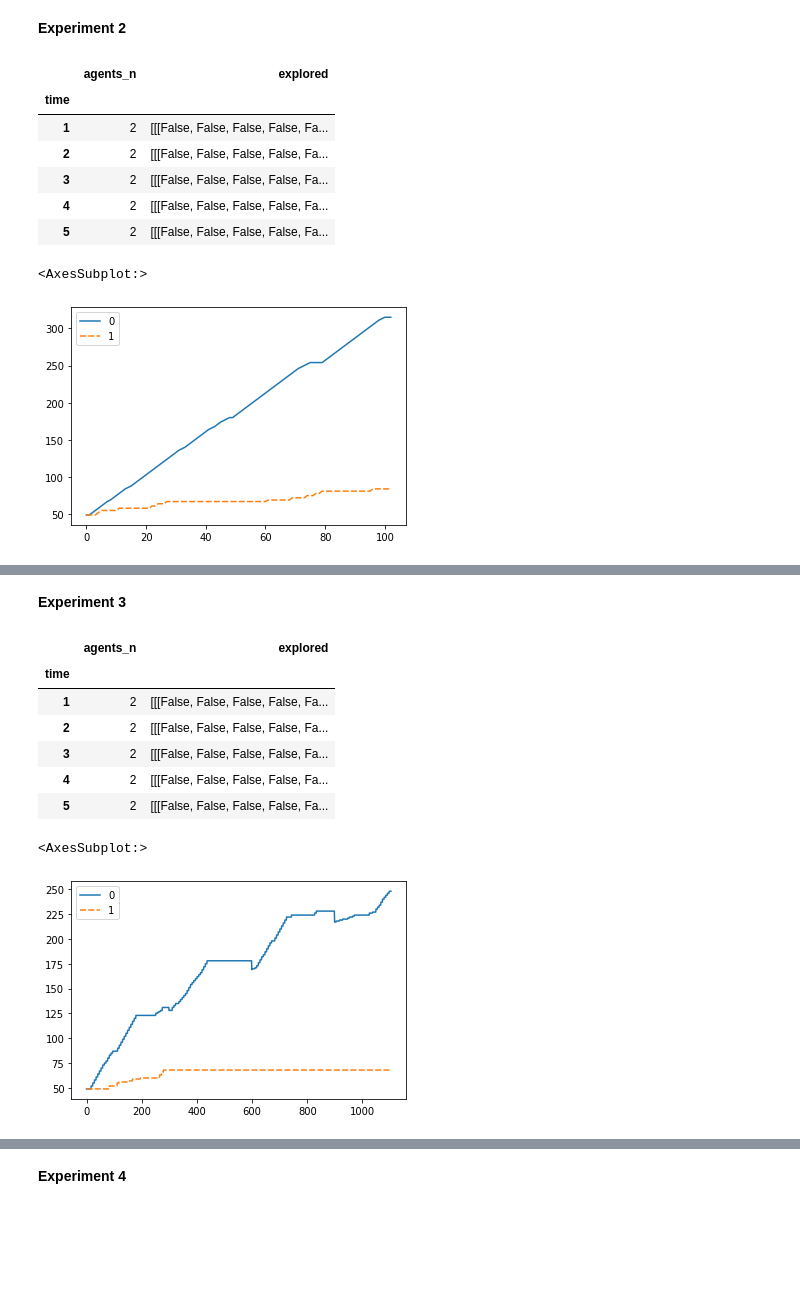
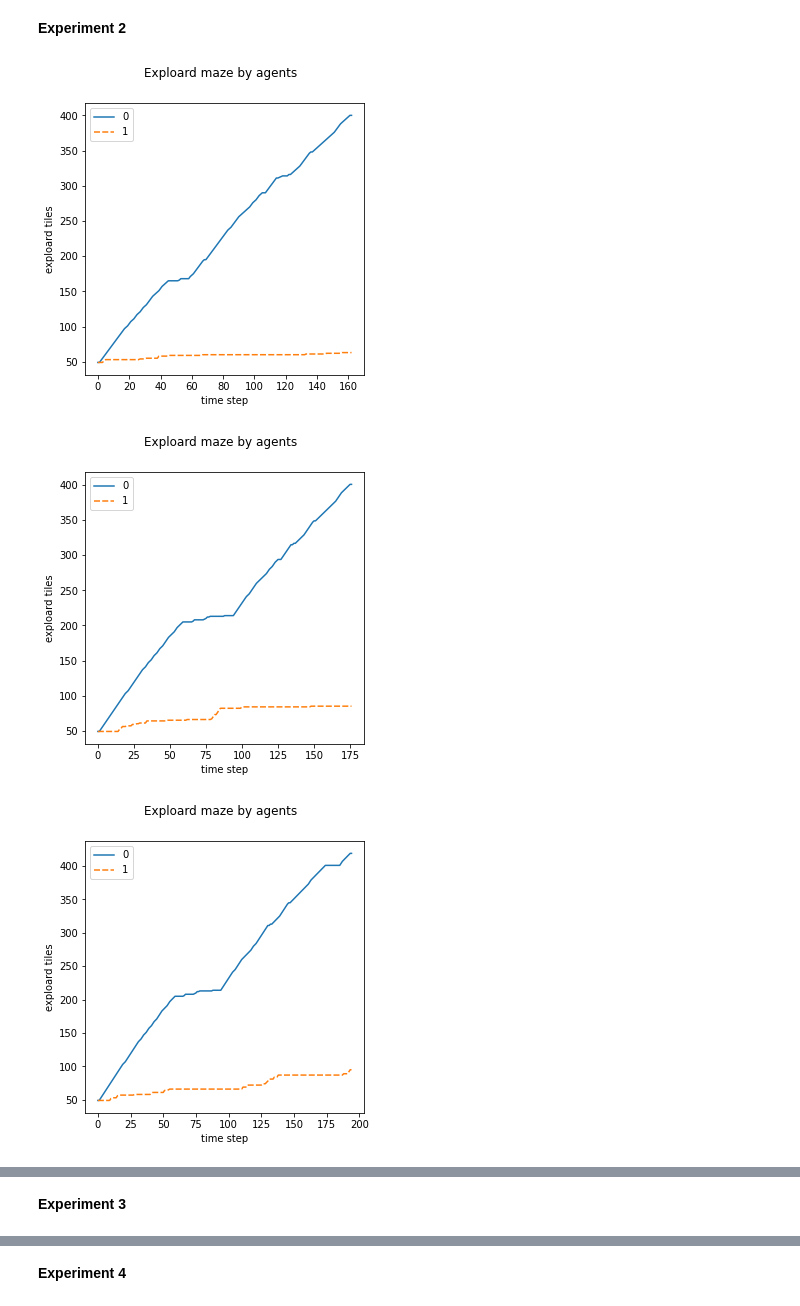
Before and after one commit to MariaDukmak/MazeRunner, a Jupyter notebook: notebook/analyse_biologische_inspiratie.ipynb, the cells around one changed output, grey strips where cells are left out. Drawn from its saved outputs; the diff is of its cells as text; code cells hidden in the pictures; blank space fills up the shorter version.

```diff
--- a/notebook/analyse_biologische_inspiratie.ipynb
+++ b/notebook/analyse_biologische_inspiratie.ipynb
@@ -75,19 +80,9 @@ sns.lineplot(data=count_explored_tiles_agents(df))
 'Explored' consists of a exploration-map from each agent.
 # %% [markdown]
 __Experiment 2__
-# %%
-df = read_data('1_pathfinding_1_random_agents')
-df.head(5)
-# %% [output]
-|  | agents_n | explored |
-| time |  |  |
-| 1 | 2 | [[[False, False, False, False, Fa... |
-| 2 | 2 | [[[False, False, False, False, Fa... |
-| 3 | 2 | [[[False, False, False, False, Fa... |
-| 4 | 2 | [[[False, False, False, False, Fa... |
-| 5 | 2 | [[[False, False, False, False, Fa... |
-# %%
-sns.lineplot(data=count_explored_tiles_agents(df))
-# %% [output]
-<AxesSubplot:>
-[figure, removed]
+# %%
+plot_batch(read_data('1_pathfinding_1_random_agents'))
+# %% [output]
+[figure, added]
+[figure, added]
+[figure, added]
@@ -94,18 +96,2 @@ sns.lineplot(data=count_explored_tiles_agents(df))
 # %% [markdown]
 __Experiment 3__
-# %%
-df = read_data('1_pathfinding_1_random_speed_agent')
-df.head(5)
-# %% [output]
-|  | agents_n | explored |
-| time |  |  |
-| 1 | 2 | [[[False, False, False, False, Fa... |
-| 2 | 2 | [[[False, False, False, False, Fa... |
-| 3 | 2 | [[[False, False, False, False, Fa... |
-| 4 | 2 | [[[False, False, False, False, Fa... |
-| 5 | 2 | [[[False, False, False, False, Fa... |
-# %%
-sns.lineplot(data=count_explored_tiles_agents(df))
-# %% [output]
-<AxesSubplot:>
-[figure, removed]
```
Also changed, not shown: parts of 14 cells of this notebook, 1 other file.
